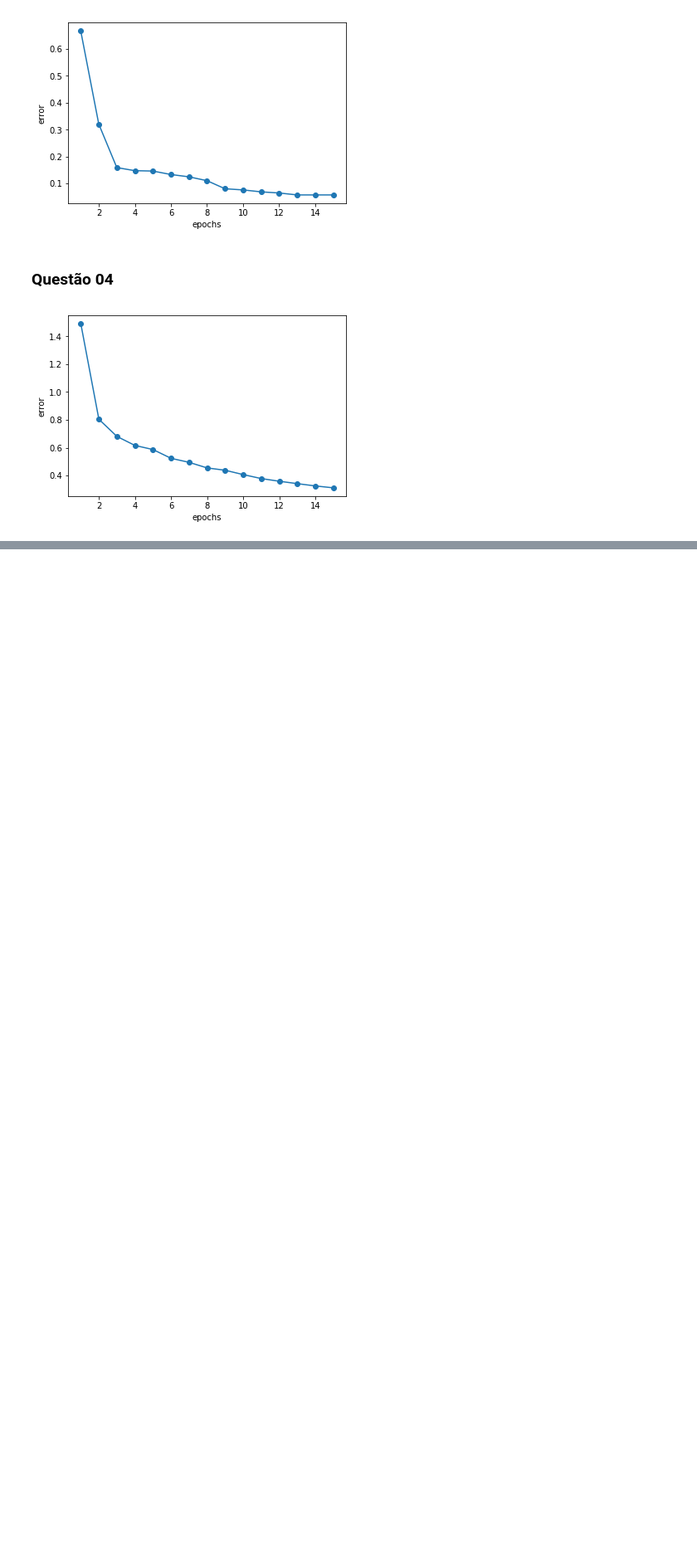
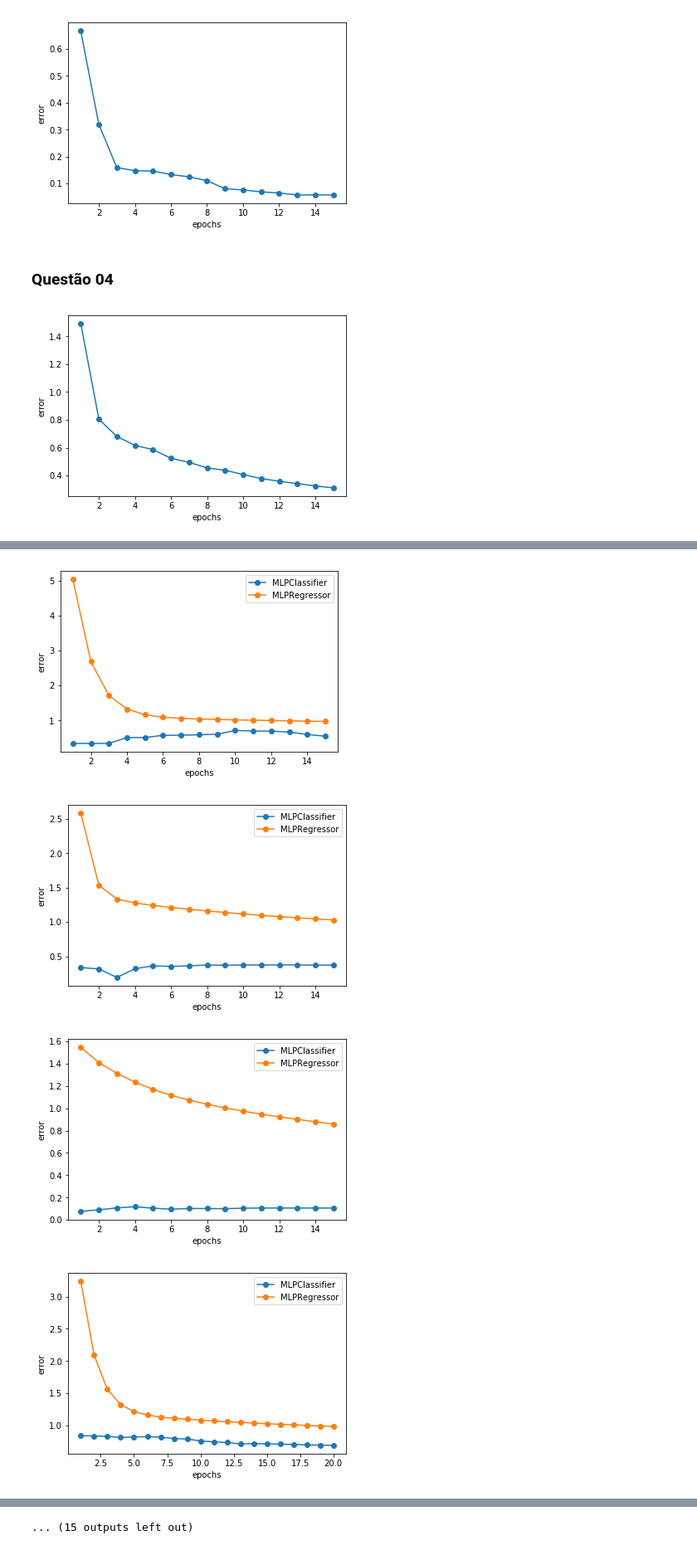
Before and after one commit to viniciusteix/topics-3, a Jupyter notebook: Lista 01.ipynb, the cells around one changed output, grey strips where cells are left out. Shown at 83% size. Saved outputs shown, nothing was run; the diff lists cells and outputs as text; code cells hidden in the pictures; blank space fills up the shorter version.

```diff
--- a/Lista 01.ipynb
+++ b/Lista 01.ipynb
@@ -90,0 +104,34 @@ plt.show()
+# %%
+learning_r = [0.001,0.01,0.1]
+epoch = [15,20,30]
+momentum = [0,0.5,0.9]
+# %%
+def calculate_error(lr,ep,mom):
+    model_mlpc = MLPClassifier(solver='sgd',learning_rate_init=lr,max_iter=1,warm_start=True,momentum=mom)
+    model_mlpr = MLPRegressor(solver='sgd',learning_rate_init=lr,max_iter=1,warm_start=True,momentum=mom)
+
+    error_mlpc = []
+    error_mlpr = []
+
+    for i in range(ep):
+        error_mlpc.append(1 - model_mlpc.fit(X,y).score(X,y))
+        error_mlpr.append(1 - model_mlpr.fit(X,y).score(X,y))
+
+    return error_mlpc,error_mlpr
+# %%
+for i in learning_r:
+    for j in epoch:
+        for k in momentum:
+            errors_mlpc, errors_mlpr = calculate_error(i,j,k)
+
+            plt.plot(range(1,j+1),errors_mlpc,marker='o',label='MLPClassifier')
+            plt.plot(range(1,j+1),errors_mlpr,marker='o',label='MLPRegressor')
+            plt.xlabel('epochs')
+            plt.ylabel('error')
+            plt.legend()
+            plt.show()
+# %% [output]
+[figure, added]
+[figure, added]
+[figure, added]
+[figure, added]
@@ -90,0 +146 @@ plt.show()
+... (15 outputs left out)
```
Also changed, not shown: parts of 4 cells of this notebook.
